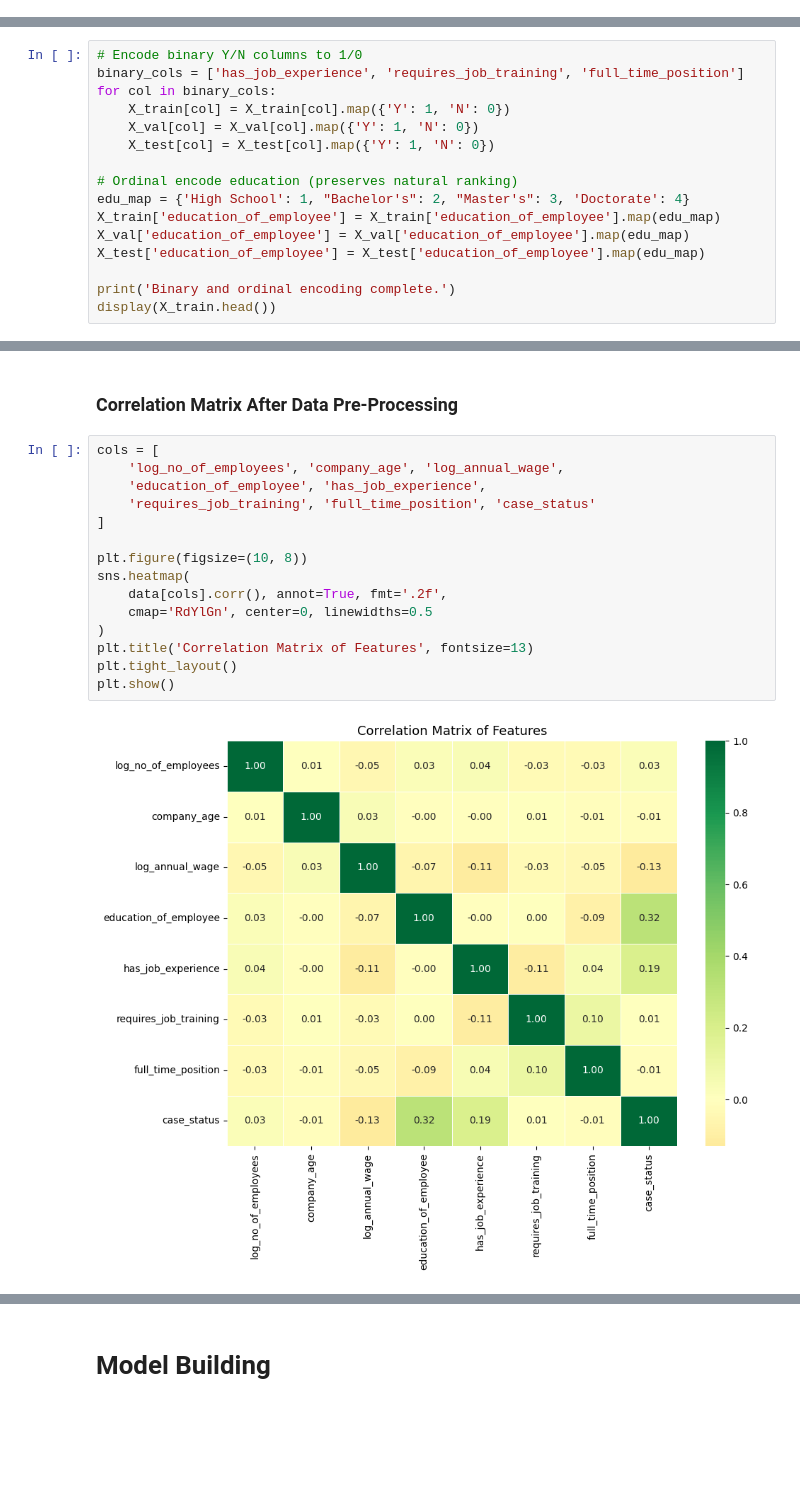
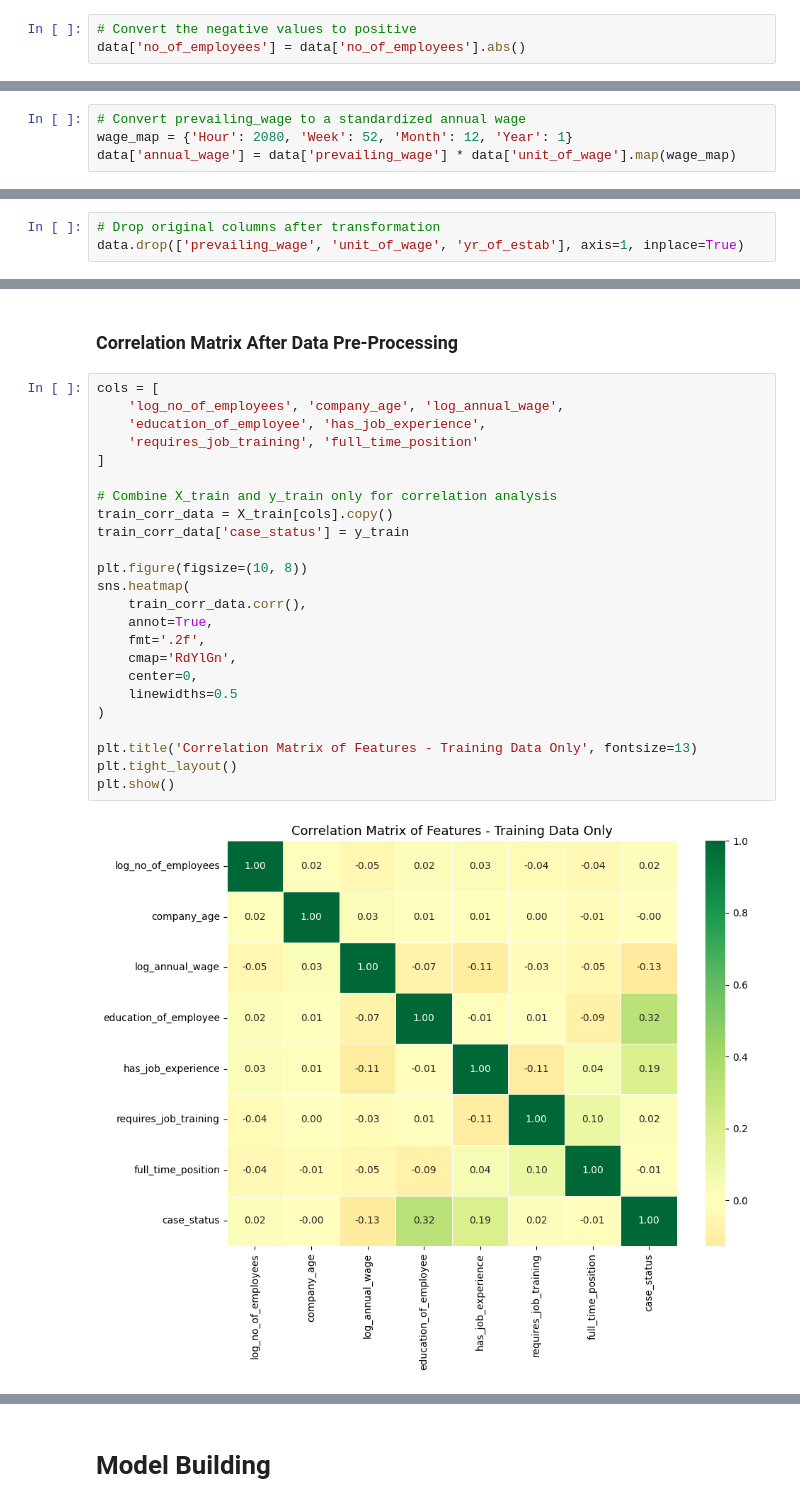
Before and after one commit to alienrivero/great-learning-aiml, a Jupyter notebook: Advanced Machine Learning/EasyVisa/Project_Full_Code_Notebook_EasyVisa.ipynb, the cells around one changed output, grey strips where cells are left out. Cells and saved outputs as stored; diff of their text form; blank space fills up the shorter version.

```diff
--- a/Advanced Machine Learning/EasyVisa/Project_Full_Code_Notebook_EasyVisa.ipynb
+++ b/Advanced Machine Learning/EasyVisa/Project_Full_Code_Notebook_EasyVisa.ipynb
@@ -782,0 +747,3 @@ Shape: (25480, 10)
+# %%
+# Convert the negative values to positive
+data['no_of_employees'] = data['no_of_employees'].abs()
@@ -782,0 +754,4 @@ Shape: (25480, 10)
+# %%
+# Convert prevailing_wage to a standardized annual wage
+wage_map = {'Hour': 2080, 'Week': 52, 'Month': 12, 'Year': 1}
+data['annual_wage'] = data['prevailing_wage'] * data['unit_of_wage'].map(wage_map)
@@ -782,0 +794,3 @@ Shape: (25480, 10)
+# %%
+# Drop original columns after transformation
+data.drop(['prevailing_wage', 'unit_of_wage', 'yr_of_estab'], axis=1, inplace=True)
@@ -889,16 +925,0 @@ Shape after processing outliers: (25480, 10)
-# %%
-# Encode binary Y/N columns to 1/0
-binary_cols = ['has_job_experience', 'requires_job_training', 'full_time_position']
-for col in binary_cols:
-    X_train[col] = X_train[col].map({'Y': 1, 'N': 0})
-    X_val[col] = X_val[col].map({'Y': 1, 'N': 0})
-    X_test[col] = X_test[col].map({'Y': 1, 'N': 0})
-
-# Ordinal encode education (preserves natural ranking)
-edu_map = {'High School': 1, "Bachelor's": 2, "Master's": 3, 'Doctorate': 4}
-X_train['education_of_employee'] = X_train['education_of_employee'].map(edu_map)
-X_val['education_of_employee'] = X_val['education_of_employee'].map(edu_map)
-X_test['education_of_employee'] = X_test['education_of_employee'].map(edu_map)
-
-print('Binary and ordinal encoding complete.')
-display(X_train.head())
@@ -956,20 +1001,29 @@ Shape after processing dummy variables: (25480, 17)
 # %%
 cols = [
     'log_no_of_employees', 'company_age', 'log_annual_wage',
     'education_of_employee', 'has_job_experience',
-    'requires_job_training', 'full_time_position', 'case_status'
+    'requires_job_training', 'full_time_position'
 ]
+
+# Combine X_train and y_train only for correlation analysis
+train_corr_data = X_train[cols].copy()
+train_corr_data['case_status'] = y_train
 
 plt.figure(figsize=(10, 8))
 sns.heatmap(
-    data[cols].corr(), annot=True, fmt='.2f',
-    cmap='RdYlGn', center=0, linewidths=0.5
+    train_corr_data.corr(),
+    annot=True,
+    fmt='.2f',
+    cmap='RdYlGn',
+    center=0,
+    linewidths=0.5
 )
-plt.title('Correlation Matrix of Features', fontsize=13)
+
+plt.title('Correlation Matrix of Features - Training Data Only', fontsize=13)
 plt.tight_layout()
 plt.show()
 # %% [output]
-[figure, old version]
+[figure, new version]
 # %% [markdown]
 **Observations from the Correlation Matrix:**
 
```
Also changed, not shown: parts of 50 cells of this notebook, 3 other files.
